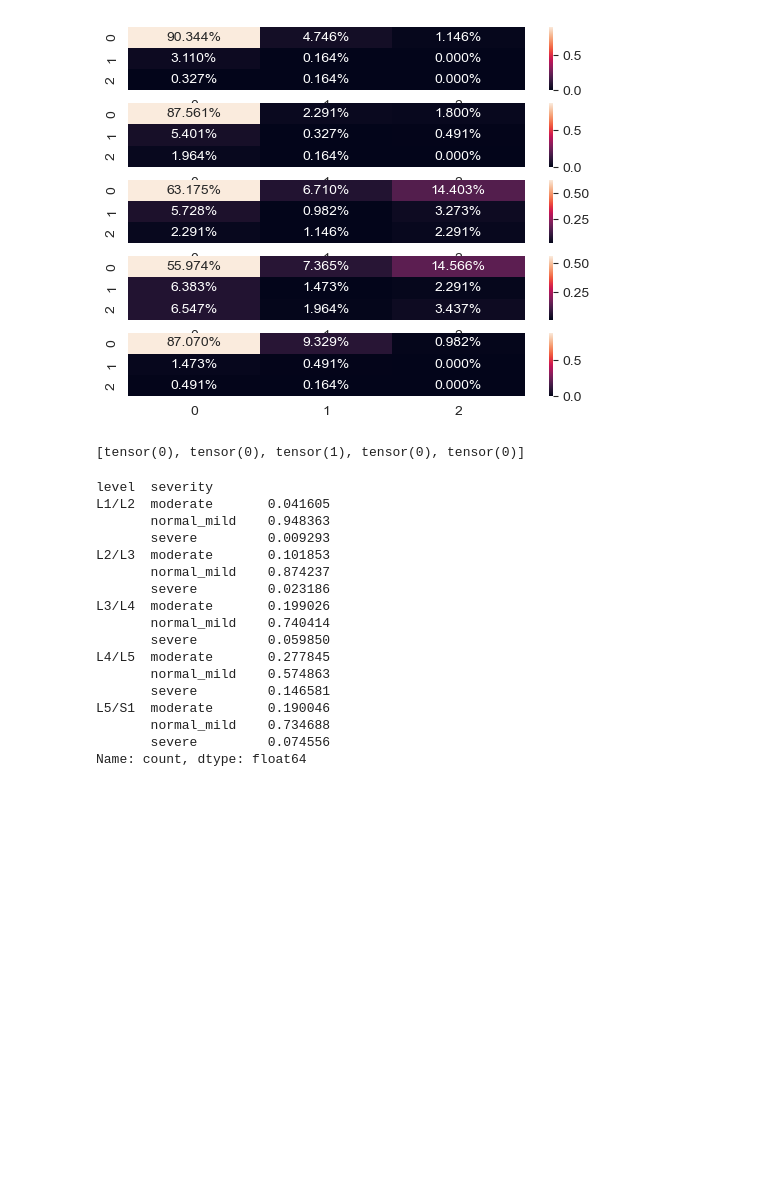
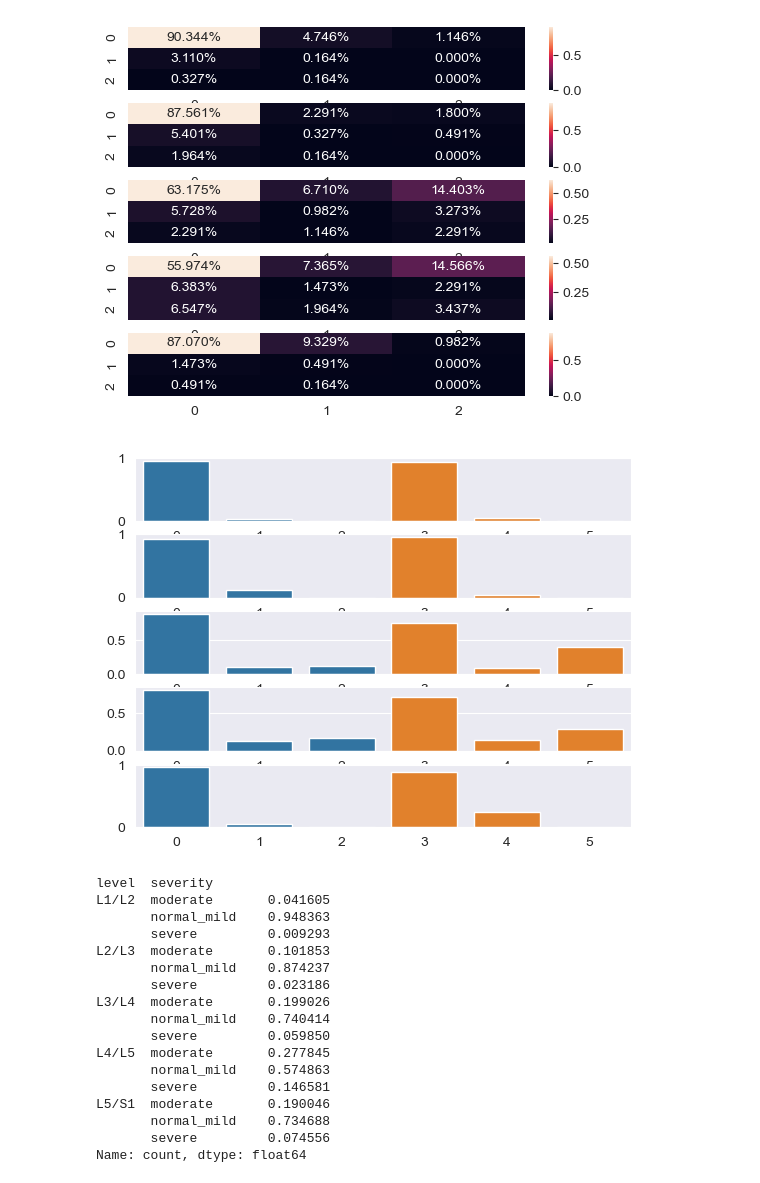
Before and after one commit to IDoCodingStuffs/python-doodles, a Jupyter notebook: rsna-2024/rsna-2024-inference.ipynb, the cells around one changed output. Drawn from its saved outputs; the diff is of its cells as text; code cells hidden in the pictures; blank space fills up the shorter version.

Commit message:
Add precision and recall per class

```diff
--- a/rsna-2024/rsna-2024-inference.ipynb
+++ b/rsna-2024/rsna-2024-inference.ipynb
@@ -388,13 +388,3 @@ target = [[np.argmax(e_) for e_ in e.detach().cpu()[0]] for e in target]
 import numpy as np
 import seaborn as sn
 from sklearn.metrics import confusion_matrix
-# %%
-fig, ax = plt.subplots(nrows=5)
-for i in range(5):
-    target_ = [e[i] for e in target]
-    inferred_ = [e[i] for e in inferred]
-
-    cf_matrix = confusion_matrix(target_, inferred_)
-    sn.heatmap(cf_matrix/np.sum(cf_matrix), ax=ax[i], annot=True, fmt='.3%')
-
-plt.show()
@@ -403,4 +391,9 @@ plt.show()
 # %%
+from operator import truediv
+
+precisions = []
+recalls = []
+
 fig, ax = plt.subplots(nrows=5)
 for i in range(5):
     target_ = [e[i] for e in target]
@@ -409,13 +402,24 @@ for i in range(5):
     cf_matrix = confusion_matrix(target_, inferred_)
     sn.heatmap(cf_matrix / np.sum(cf_matrix), ax=ax[i], annot=True, fmt='.3%')
 
+    true_pos = np.diag(cf_matrix)
+    prec = list(map(truediv, true_pos, np.sum(cf_matrix, axis=0)))
+    rec = list(map(truediv, true_pos, np.sum(cf_matrix, axis=1)))
+
+    precisions.append(prec)
+    recalls.append(rec)
+
 plt.show()
 # %% [output]
 [figure]
 # %%
-inferred[0]
+fig, ax = plt.subplots(nrows=5)
+for i in range(5):
+    sn.barplot(x=range(3), y=precisions[i], ax=ax[i])
+    sn.barplot(x=range(3,6), y=recalls[i], ax=ax[i])
+plt.show()
 # %% [output]
-[tensor(0), tensor(0), tensor(1), tensor(0), tensor(0)]
+[figure, added]
 # %%
 (training_data[["severity", "level"]].value_counts() / training_data[["level"]].value_counts()).groupby(["level","severity"]).mean().head(20)
 # %% [output]
```
Also changed, not shown: parts of 3 cells of this notebook.
